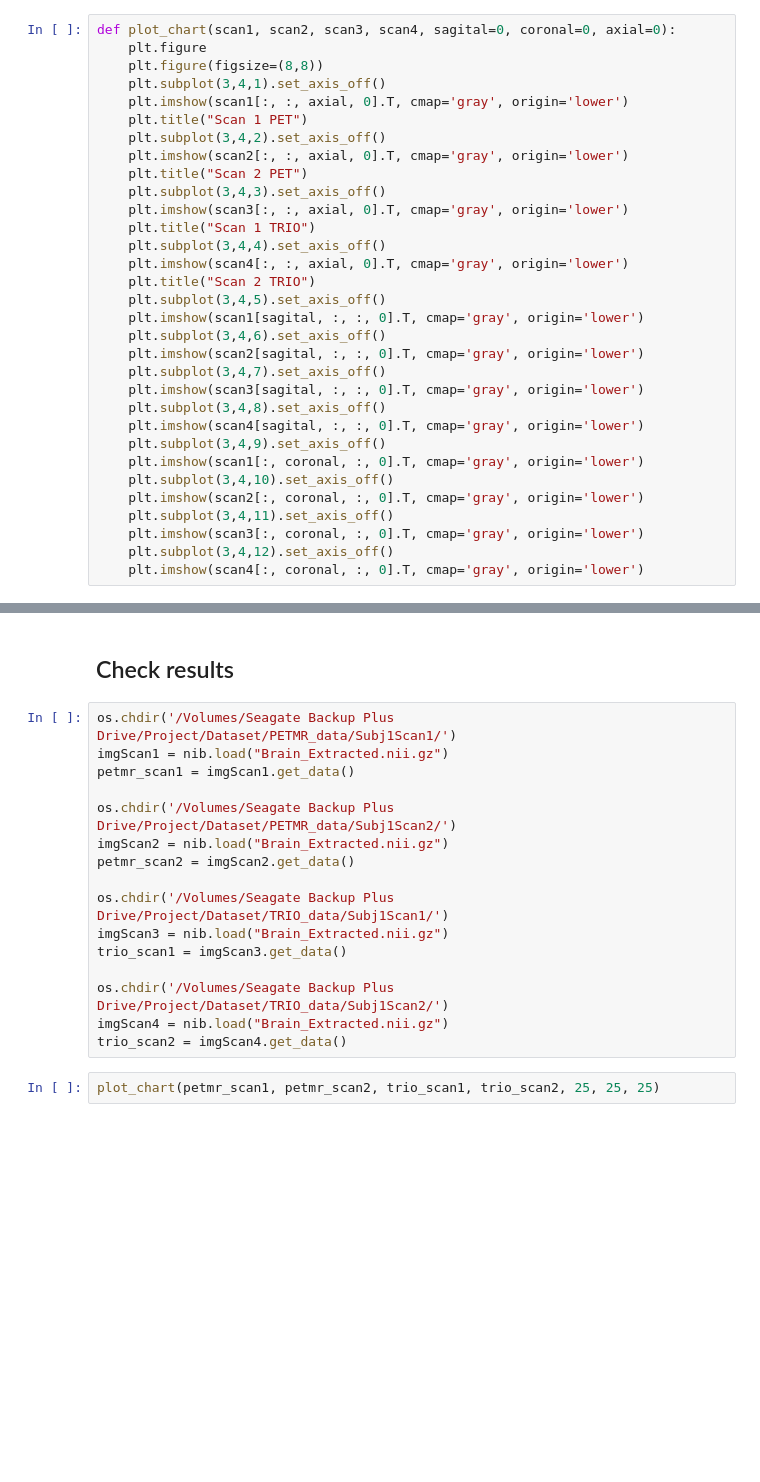
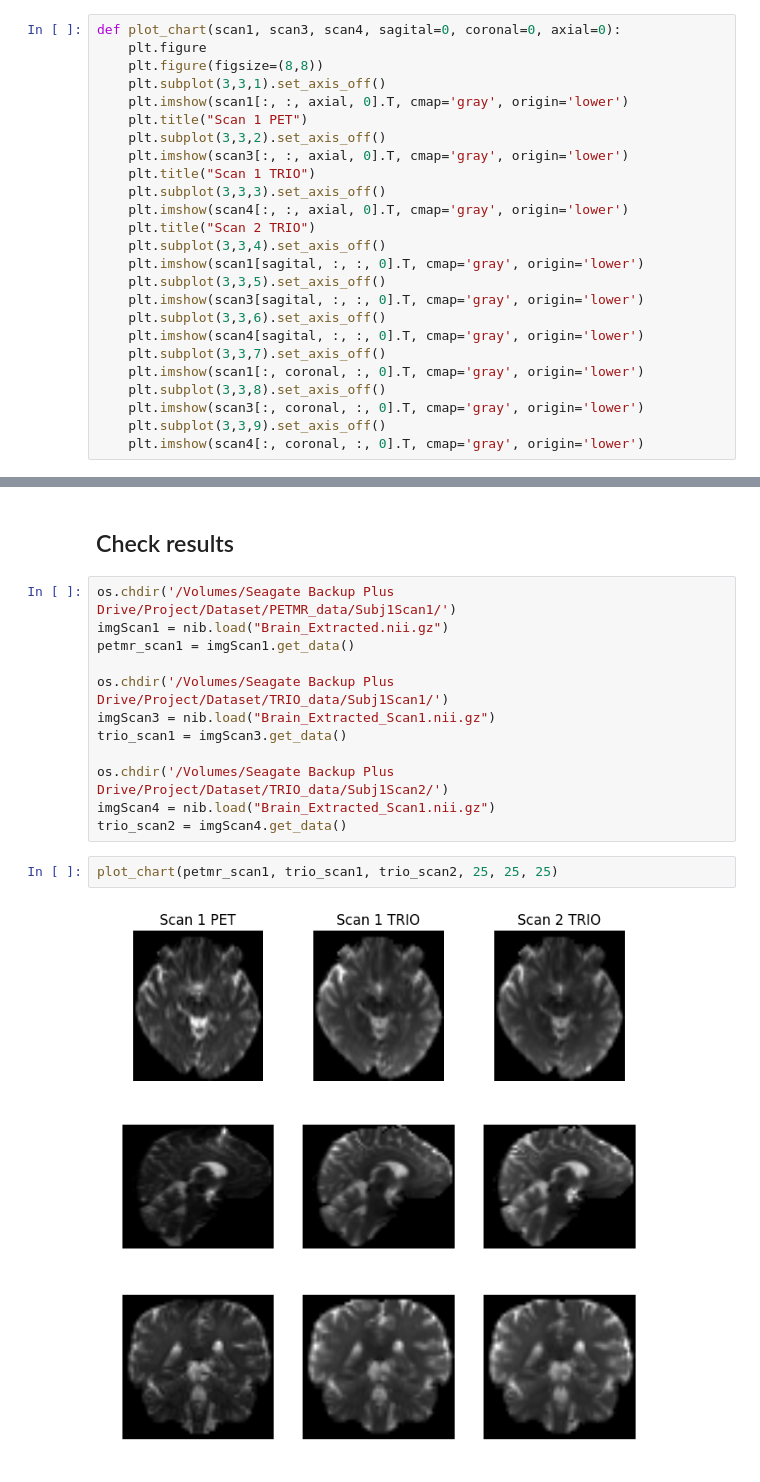
Before and after one commit to shivamdhall/MRIDataHarmonisation, a Jupyter notebook: Development/Affine_Registration.ipynb, the cells around one changed output, grey strips where cells are left out. Saved outputs shown, nothing was run; the diff lists cells and outputs as text; blank space fills up the shorter version.

Commit message:
Updated Histogram matching pipeline to work with the new data

```diff
--- a/Development/Affine_Registration.ipynb
+++ b/Development/Affine_Registration.ipynb
@@ -31,36 +31,29 @@ from dipy.align.transforms import (TranslationTransform3D,
 # %% [markdown]
 ### Visualisation Function
 # %%
-def plot_chart(scan1, scan2, scan3, scan4, sagital=0, coronal=0, axial=0):
+def plot_chart(scan1, scan3, scan4, sagital=0, coronal=0, axial=0):
     plt.figure
     plt.figure(figsize=(8,8))
-    plt.subplot(3,4,1).set_axis_off()
+    plt.subplot(3,3,1).set_axis_off()
     plt.imshow(scan1[:, :, axial, 0].T, cmap='gray', origin='lower')
     plt.title("Scan 1 PET")
-    plt.subplot(3,4,2).set_axis_off()
-    plt.imshow(scan2[:, :, axial, 0].T, cmap='gray', origin='lower')
-    plt.title("Scan 2 PET")
-    plt.subplot(3,4,3).set_axis_off()
+    plt.subplot(3,3,2).set_axis_off()
     plt.imshow(scan3[:, :, axial, 0].T, cmap='gray', origin='lower')
     plt.title("Scan 1 TRIO")
-    plt.subplot(3,4,4).set_axis_off()
+    plt.subplot(3,3,3).set_axis_off()
     plt.imshow(scan4[:, :, axial, 0].T, cmap='gray', origin='lower')
     plt.title("Scan 2 TRIO")
-    plt.subplot(3,4,5).set_axis_off()
+    plt.subplot(3,3,4).set_axis_off()
     plt.imshow(scan1[sagital, :, :, 0].T, cmap='gray', origin='lower')
-    plt.subplot(3,4,6).set_axis_off()
-    plt.imshow(scan2[sagital, :, :, 0].T, cmap='gray', origin='lower')
-    plt.subplot(3,4,7).set_axis_off()
+    plt.subplot(3,3,5).set_axis_off()
     plt.imshow(scan3[sagital, :, :, 0].T, cmap='gray', origin='lower')
-    plt.subplot(3,4,8).set_axis_off()
+    plt.subplot(3,3,6).set_axis_off()
     plt.imshow(scan4[sagital, :, :, 0].T, cmap='gray', origin='lower')
-    plt.subplot(3,4,9).set_axis_off()
+    plt.subplot(3,3,7).set_axis_off()
     plt.imshow(scan1[:, coronal, :, 0].T, cmap='gray', origin='lower')
-    plt.subplot(3,4,10).set_axis_off()
-    plt.imshow(scan2[:, coronal, :, 0].T, cmap='gray', origin='lower')
-    plt.subplot(3,4,11).set_axis_off()
+    plt.subplot(3,3,8).set_axis_off()
     plt.imshow(scan3[:, coronal, :, 0].T, cmap='gray', origin='lower')
-    plt.subplot(3,4,12).set_axis_off()
+    plt.subplot(3,3,9).set_axis_off()
     plt.imshow(scan4[:, coronal, :, 0].T, cmap='gray', origin='lower')
 # %% [markdown]
 # Functions for performing affine transformation
@@ -285,16 +289,14 @@ os.chdir('/Volumes/Seagate Backup Plus Drive/Project/Dataset/PETMR_data/Subj1Sca
 imgScan1 = nib.load("Brain_Extracted.nii.gz")
 petmr_scan1 = imgScan1.get_data()
 
-os.chdir('/Volumes/Seagate Backup Plus Drive/Project/Dataset/PETMR_data/Subj1Scan2/')
-imgScan2 = nib.load("Brain_Extracted.nii.gz")
-petmr_scan2 = imgScan2.get_data()
-
 os.chdir('/Volumes/Seagate Backup Plus Drive/Project/Dataset/TRIO_data/Subj1Scan1/')
-imgScan3 = nib.load("Brain_Extracted.nii.gz")
+imgScan3 = nib.load("Brain_Extracted_Scan1.nii.gz")
 trio_scan1 = imgScan3.get_data()
 
 os.chdir('/Volumes/Seagate Backup Plus Drive/Project/Dataset/TRIO_data/Subj1Scan2/')
-imgScan4 = nib.load("Brain_Extracted.nii.gz")
+imgScan4 = nib.load("Brain_Extracted_Scan1.nii.gz")
 trio_scan2 = imgScan4.get_data()
 # %%
-plot_chart(petmr_scan1, petmr_scan2, trio_scan1, trio_scan2, 25, 25, 25)
+plot_chart(petmr_scan1, trio_scan1, trio_scan2, 25, 25, 25)
+# %% [output]
+[figure, added]
```
Also changed, not shown: parts of 1 cell of this notebook, 1 other file.
